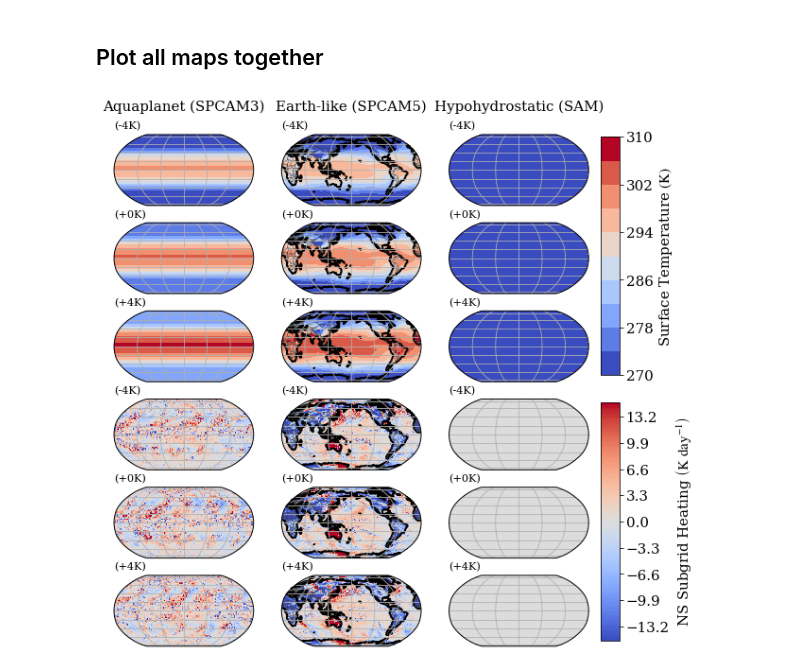
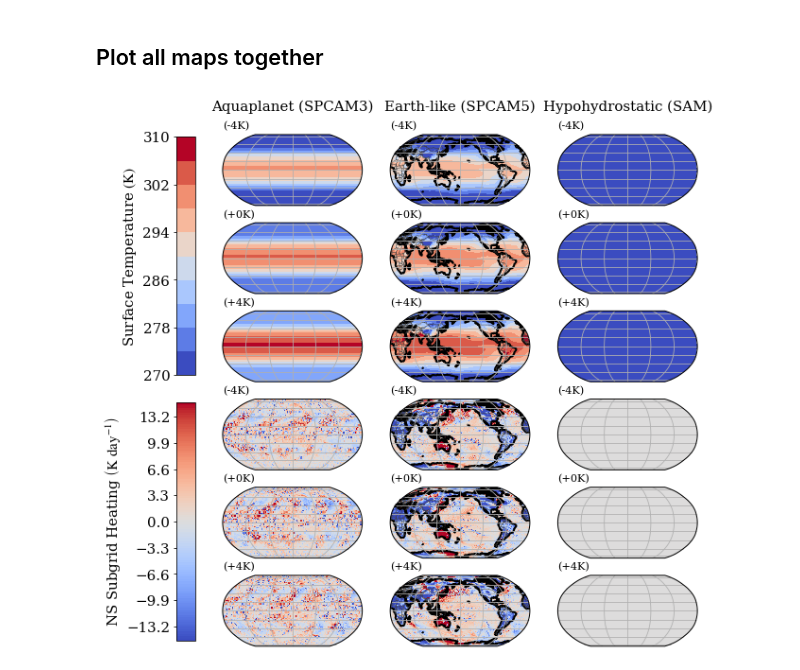
Before and after one commit to BradleyStanleyClamp/CBRAIN-CAM-MLINV, a Jupyter notebook: notebooks/tbeucler_devlog/070_CI_Figure_Snapshots.ipynb, the cells around one changed output. Cells and saved outputs as stored; diff of their text form; code cells hidden in the pictures.

Commit message:
Change colorbars from r to l

```diff
--- a/notebooks/tbeucler_devlog/070_CI_Figure_Snapshots.ipynb
+++ b/notebooks/tbeucler_devlog/070_CI_Figure_Snapshots.ipynb
@@ -110,3 +109,8 @@ hf.close()
+# %%
+hf = open(pathPKL+save_name,'rb')
+
+ST_mean = pickle.load(hf)
+hf.close()
 # %% [markdown]
 ## Janni's HH simulations
 # %% [markdown]
@@ -329,6 +333,10 @@ norm_SGS = mpl.colors.BoundaryNorm(bounds, cmap.N)
 # %% [markdown]
 ## Plot all maps together
 # %%
+# CBAR_position = [0.92, 0.525, 0.03, 0.35]
+# CBAR2_position = [0.92, 0.135, 0.03, 0.35]
+CBAR_position = [0.05, 0.525, 0.03, 0.35]
+CBAR2_position = [0.05, 0.135, 0.03, 0.35]
 it = 0; # Time index to select subgrid heating
 Y0 = 1.5; # Position of the text above the subplots
 # %%
@@ -345,17 +353,17 @@ for isub in range(6): # Loop over 6 subplots
         if iax==0:
             if isub%3==0: data = STaqua_m4K;
             elif isub%3==1: data = data = ST_m4K;
-            if isub==1: toplot = st_m4K;
+            if isub==1: toplot = ST_mean['st_m4K'];
             tit = '(-4K)'
         elif iax==1:
             if isub%3==0: data = STaqua_0K;
             elif isub%3==1: data = ST_0K;
-            if isub==1: toplot = st_0K;
+            if isub==1: toplot = ST_mean['st_0K'];
             tit = '(+0K)'
         elif iax==2:
             if isub%3==0: data = STaqua_p4K;
             elif isub%3==1: data = ST_p4K;
-            if isub==1: toplot = st_p4K;
+            if isub==1: toplot = ST_mean['st_p4K'];
             tit = '(+4K)'
 
         if isub==0: toplot = data.TS.mean(dim='time')
@@ -366,34 +374,38 @@ for isub in range(6): # Loop over 6 subplots
 
         iax6 = iax+3*math.floor(isub/3) # To make 6 panels
 
         imag = ax[iax6][isub0].pcolormesh(data.lon, data.lat,
                                          toplot,cmap=cmap0, norm=norm0,
                                          transform=ccrs.PlateCarree(),
                                          vmin=vmin0,vmax=vmax0)
         ax[iax6][isub0].gridlines()
         ax[iax6][isub0].set_title(tit,loc='left',fontsize=3*fz/4)
         if isub0%3==1:
                 ax[iax6][isub0].coastlines(linewidth=2.0,edgecolor='0.25')
                 ax[iax6][isub0].add_feature(cfeature.BORDERS,linewidth=0.5,edgecolor='0.25')
 
         # Colorbar
         if isub==0 and iax==0:
-            cbar_ax = fig.add_axes([0.92, 0.525, 0.03, 0.35])
-            fig.colorbar(imag, label="Surface Temperature "+r'$\left(\mathrm{K}\right)$', cax=cbar_ax)
+            cbar_ax = fig.add_axes(CBAR_position)
+            CBAR = fig.colorbar(imag, label="Surface Temperature "+r'$\left(\mathrm{K}\right)$', cax=cbar_ax)
+            cbar_ax.yaxis.set_ticks_position('left')
+            cbar_ax.yaxis.set_label_position('left')
         elif isub==3 and iax==0:
-            cbar2_ax = fig.add_axes([0.92, 0.135, 0.03, 0.35])
+            cbar2_ax = fig.add_axes(CBAR2_position)
             fig.colorbar(imag, label="NS Subgrid Heating "+r'$\left(\mathrm{K\ day^{-1}}\right)$', cax=cbar2_ax)
+            cbar2_ax.yaxis.set_ticks_position('left')
+            cbar2_ax.yaxis.set_label_position('left')
 
         # Title of each column
         if iax==0:
             if isub==0: ax[0][isub].text(0.5,Y0,"Aquaplanet (SPCAM3)",fontsize=fz,
                                                        va='top',ha = 'center',
                                                        transform = ax[0][isub].transAxes)
             elif isub==1: ax[0][isub].text(0.5,Y0,"Earth-like (SPCAM5)",fontsize=fz,
                                                        va='top',ha = 'center',
                                                        transform = ax[0][isub].transAxes)
             elif isub==2: ax[0][isub].text(0.5,Y0,"Hypohydrostatic (SAM)",fontsize=fz,
                                                        va='top',ha = 'center',
                                                        transform = ax[0][isub].transAxes)
 # %% [output]
-[figure, old version]
+[figure, new version]
```
Also changed, not shown: parts of 3 cells of this notebook.
